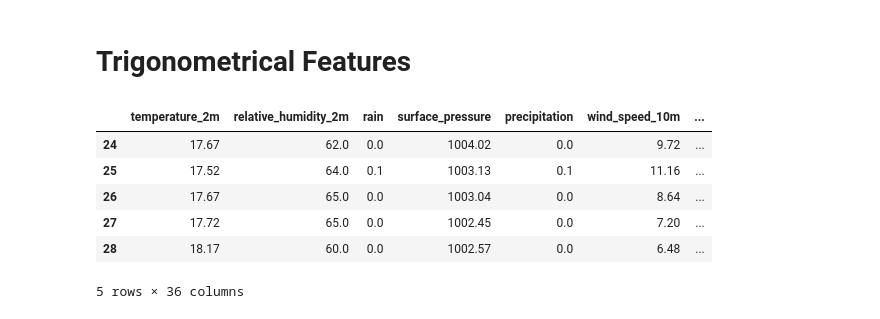
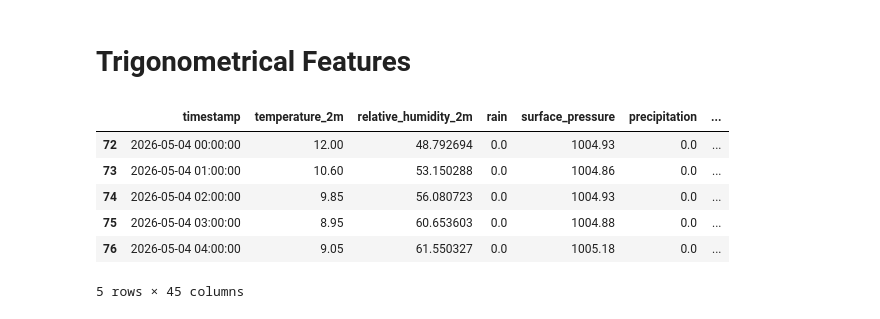
Before and after one commit to Hegeda15/weather-forecasting-mlops, a Jupyter notebook: notebooks/06_features.ipynb, the cells around one changed output. Saved outputs shown, nothing was run; the diff lists cells and outputs as text; code cells hidden in the pictures.

```diff
--- a/notebooks/06_features.ipynb
+++ b/notebooks/06_features.ipynb
@@ -21,8 +21,8 @@ df.tail()
 # %%
+df['timestamp'] = pd.to_datetime(df['timestamp'])
+
 df['year'] = df['timestamp'].dt.year
 df['month'] = df['timestamp'].dt.month
 df['day'] = df['timestamp'].dt.day
-df['hour'] = df['timestamp'].dt.hour
-df['minute'] = df['timestamp'].dt.minute
 # %% [markdown]
 # Lag features
@@ -39,2 +29,29 @@ df['pressure_lag_1'] = df['surface_pressure'].shift(1)
+# %%
+for lag in [24, 48, 72]:
+
+    # Hőmérséklet
+    df[f"temp_lag_{lag}"] = (
+        df["temperature_2m"].shift(lag)
+    )
+
+    # Páratartalom
+    df[f"humidity_lag_{lag}"] = (
+        df["relative_humidity_2m"].shift(lag)
+    )
+
+    # Légnyomás
+    df[f"pressure_lag_{lag}"] = (
+        df["surface_pressure"].shift(lag)
+    )
+
+    # Szélsebesség
+    df[f"wind_lag_{lag}"] = (
+        df["wind_speed_10m"].shift(lag)
+    )
+
+    # Csapadék
+    df[f"rain_lag_{lag}"] = (
+        df["rain"].shift(lag)
+    )
 # %% [markdown]
 # Rolling Window Features
@@ -60,3 +116,7 @@ df['wind_dir_cos'] = np.cos(np.deg2rad(df['wind_direction_10m']))
 # %%
 df['cloud_binary'] = (df['cloud_cover'] > 50).astype(int)
 df['cloud_roll_mean_6'] = df['cloud_cover'].rolling(6).mean()
+# %%
+df["rain_sum_next_24h"] = df["rain"].iloc[::-1].rolling(window=24).sum().iloc[::-1]
+
+df["target_rain_next_day"] = (df["rain_sum_next_24h"] > 0).astype(int)
@@ -63,15 +140,14 @@ df['cloud_roll_mean_6'] = df['cloud_cover'].rolling(6).mean()
 # %%
-df=df.drop("timestamp",axis=1)
 df=df.dropna()
 df.head()
 # %% [output]
-|  | temperature_2m | relative_humidity_2m | rain | surface_pressure | precipitation | wind_speed_10m | ... |
-| 24 | 17.67 | 62.0 | 0.0 | 1004.02 | 0.0 | 9.72 | ... |
-| 25 | 17.52 | 64.0 | 0.1 | 1003.13 | 0.1 | 11.16 | ... |
-| 26 | 17.67 | 65.0 | 0.0 | 1003.04 | 0.0 | 8.64 | ... |
-| 27 | 17.72 | 65.0 | 0.0 | 1002.45 | 0.0 | 7.20 | ... |
-| 28 | 18.17 | 60.0 | 0.0 | 1002.57 | 0.0 | 6.48 | ... |
+|  | timestamp | temperature_2m | relative_humidity_2m | rain | surface_pressure | precipitation | ... |
+| 72 | 2026-05-04 00:00:00 | 12.00 | 48.792694 | 0.0 | 1004.93 | 0.0 | ... |
+| 73 | 2026-05-04 01:00:00 | 10.60 | 53.150288 | 0.0 | 1004.86 | 0.0 | ... |
+| 74 | 2026-05-04 02:00:00 | 9.85 | 56.080723 | 0.0 | 1004.93 | 0.0 | ... |
+| 75 | 2026-05-04 03:00:00 | 8.95 | 60.653603 | 0.0 | 1004.88 | 0.0 | ... |
+| 76 | 2026-05-04 04:00:00 | 9.05 | 61.550327 | 0.0 | 1005.18 | 0.0 | ... |
-5 rows × 36 columns
+5 rows × 45 columns
 # %%
 table_name = "weather_logs_features"
 df.to_sql(
```
Also changed, not shown: parts of 7 cells of this notebook, 7 other files.
